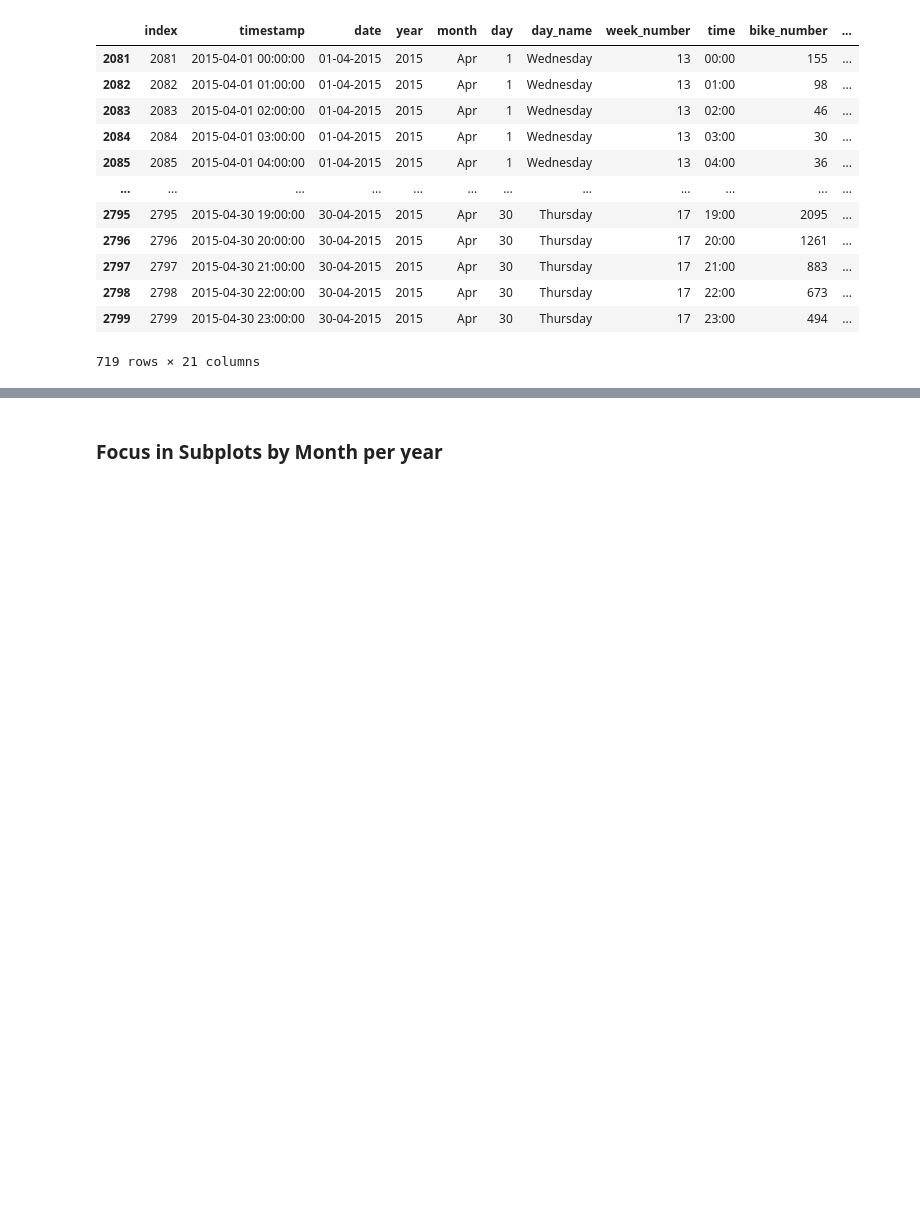
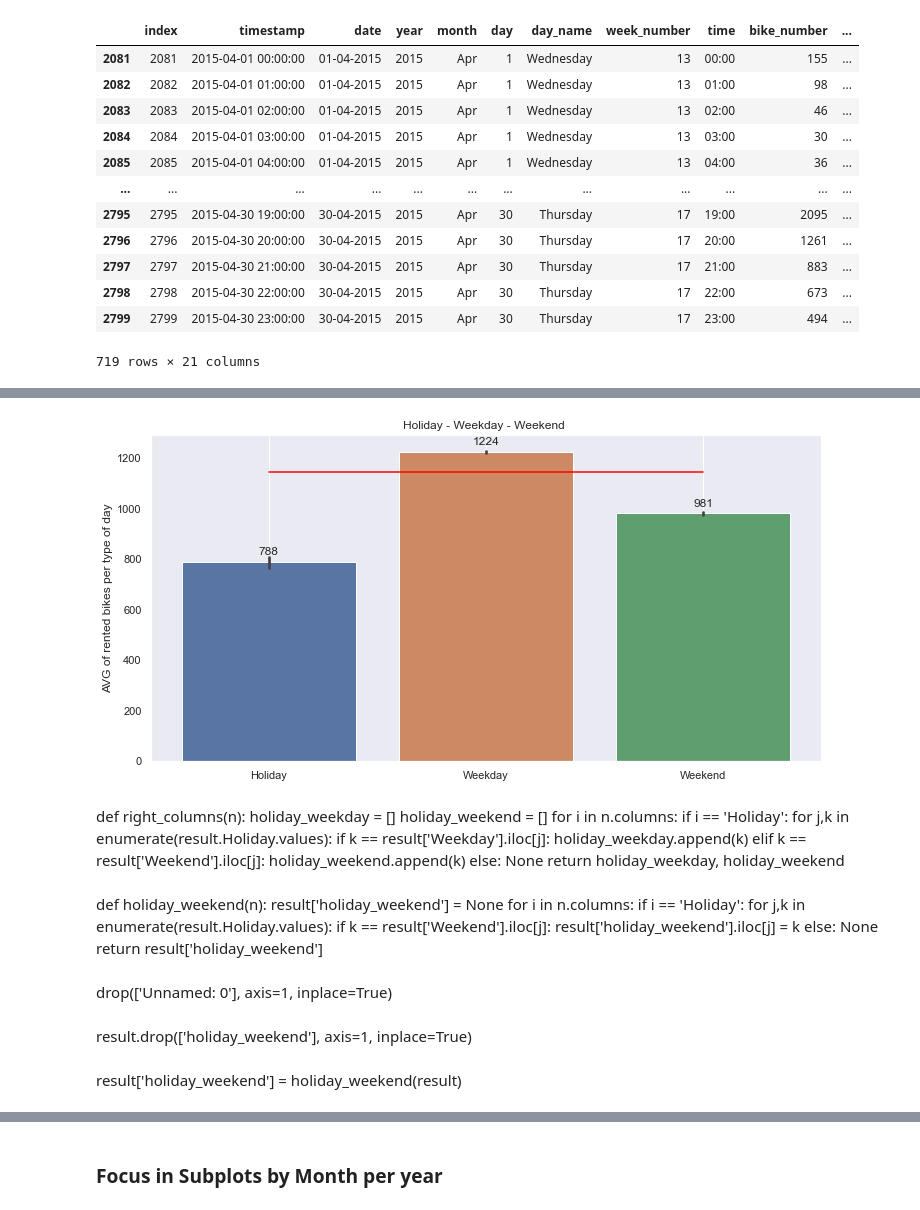
Before and after one commit to isra-st/London_Bike_Sharing, a Jupyter notebook: Visualizations_Draft_Isra.ipynb, the cells around one changed output, grey strips where cells are left out. Saved outputs shown, nothing was run; the diff lists cells and outputs as text; code cells hidden in the pictures; blank space fills up the shorter version.

Commit message:
Analysis per Holiday, weekday, vacation

```diff
--- a/Visualizations_Draft_Isra.ipynb
+++ b/Visualizations_Draft_Isra.ipynb
@@ -775,0 +651,57 @@ x_melt = x.melt(id_vars=['day'])
+# %%
+result = pd.concat([holiday, weekend], axis=1, join="outer")
+# %%
+result.rename(columns = {'weekend': 'Weekend'}, inplace = True)
+# %%
+result.rename(columns = {'Not_weekend': 'Weekday'}, inplace = True)
+# %%
+for i in result.loc[result['Holiday']>0].columns:
+    for j,k in enumerate(result.Holiday.values):
+            if k == result['Weekday'].iloc[j]:
+                result['Weekday'].iloc[j] = np.nan
+# %%
+fig, ax = plt.subplots(1, figsize=(12,6))
+rects = sns.barplot(data=result)
+y = [df['bike_number'].mean() for i in range(3)]
+plt.plot(y, 'r')
+plt.title('Holiday - Weekday - Weekend ')
+plt.ylabel('AVG of rented bikes per type of day')
+
+add_value_labels(rects, typ='bar')
+plt.grid()
+plt.savefig('.\Isra_plots/avg_year_Holiday-Weekday-Weekend.png', dpi = 500);
+plt.show()
+# %% [output]
+[figure, added]
+# %% [markdown]
+
+def right_columns(n):
+    holiday_weekday = []
+    holiday_weekend = []
+    for i in n.columns:
+        if i == 'Holiday':
+            for j,k in enumerate(result.Holiday.values):
+                if k == result['Weekday'].iloc[j]:
+                    holiday_weekday.append(k)
+                elif k == result['Weekend'].iloc[j]:
+                    holiday_weekend.append(k)
+                else:
+                    None
+    return holiday_weekday, holiday_weekend
+# %% [markdown]
+def holiday_weekend(n):
+    result['holiday_weekend'] = None
+    for i in n.columns:
+        if i == 'Holiday':
+            for j,k in enumerate(result.Holiday.values):
+                if k == result['Weekend'].iloc[j]:
+                    result['holiday_weekend'].iloc[j] = k
+                else:
+                    None
+    return result['holiday_weekend']
+# %% [markdown]
+drop(['Unnamed: 0'], axis=1, inplace=True)
+# %% [markdown]
+result.drop(['holiday_weekend'], axis=1, inplace=True)
+# %% [markdown]
+result['holiday_weekend'] = holiday_weekend(result)
```
Also changed, not shown: parts of 34 cells of this notebook, 1 other file.
